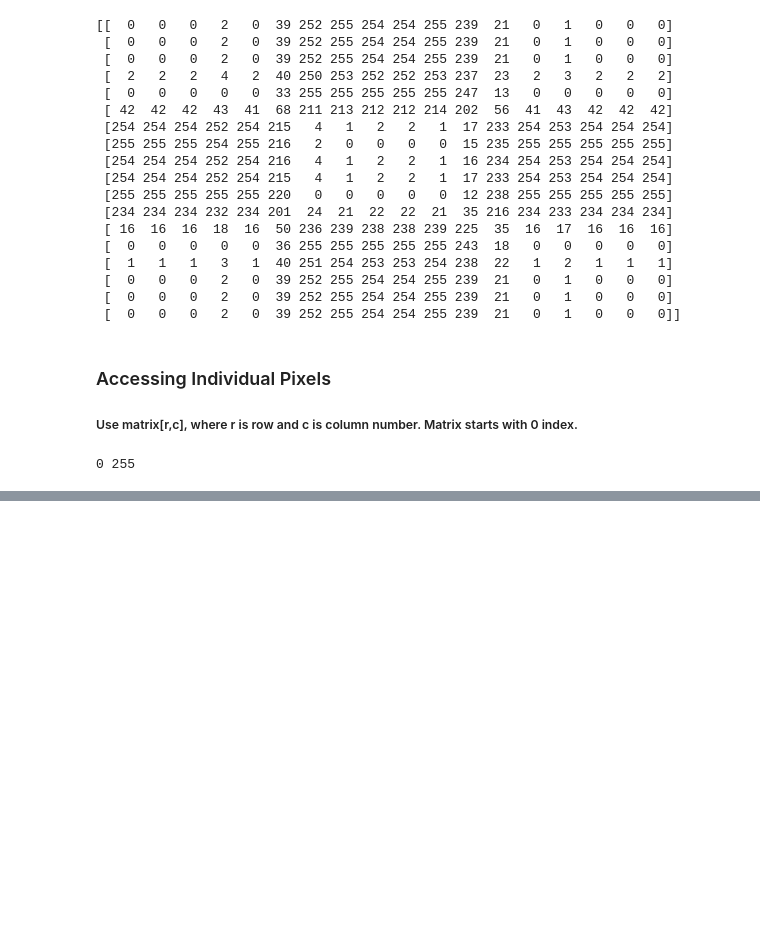
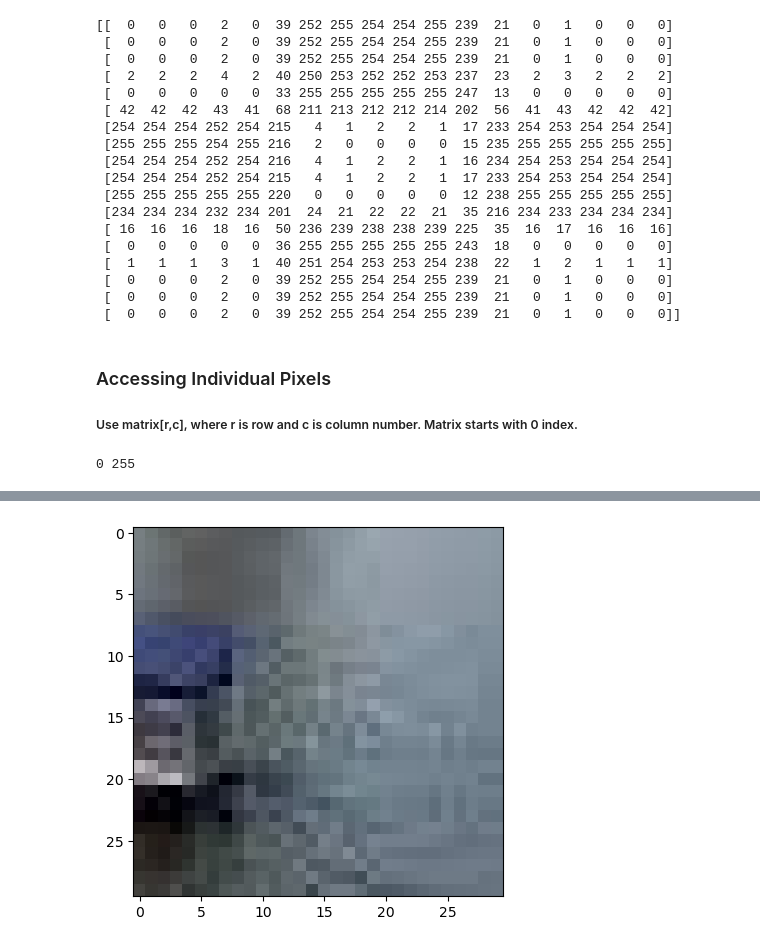
Before and after one commit to samRddhimat/OCV, a Jupyter notebook: ImageManipulation.ipynb, the cells around one changed output, grey strips where cells are left out. Drawn from its saved outputs; the diff is of its cells as text; code cells hidden in the pictures; blank space fills up the shorter version.

```diff
--- a/ImageManipulation.ipynb
+++ b/ImageManipulation.ipynb
@@ -50,0 +125,3 @@ print(cb_img[0,0], cb_img[0,10])
+# %%
+cropped_region=img_yarra_river_rgb[120:150,140:170]
+print(cropped_region.shape,cropped_region)
@@ -50,0 +146,5 @@ print(cb_img[0,0], cb_img[0,10])
+# %%
+mplt.imshow(cropped_region)
+mplt.show()
+# %% [output]
+[figure, added]
```
Also changed, not shown: parts of 10 cells of this notebook, 1 other file.
